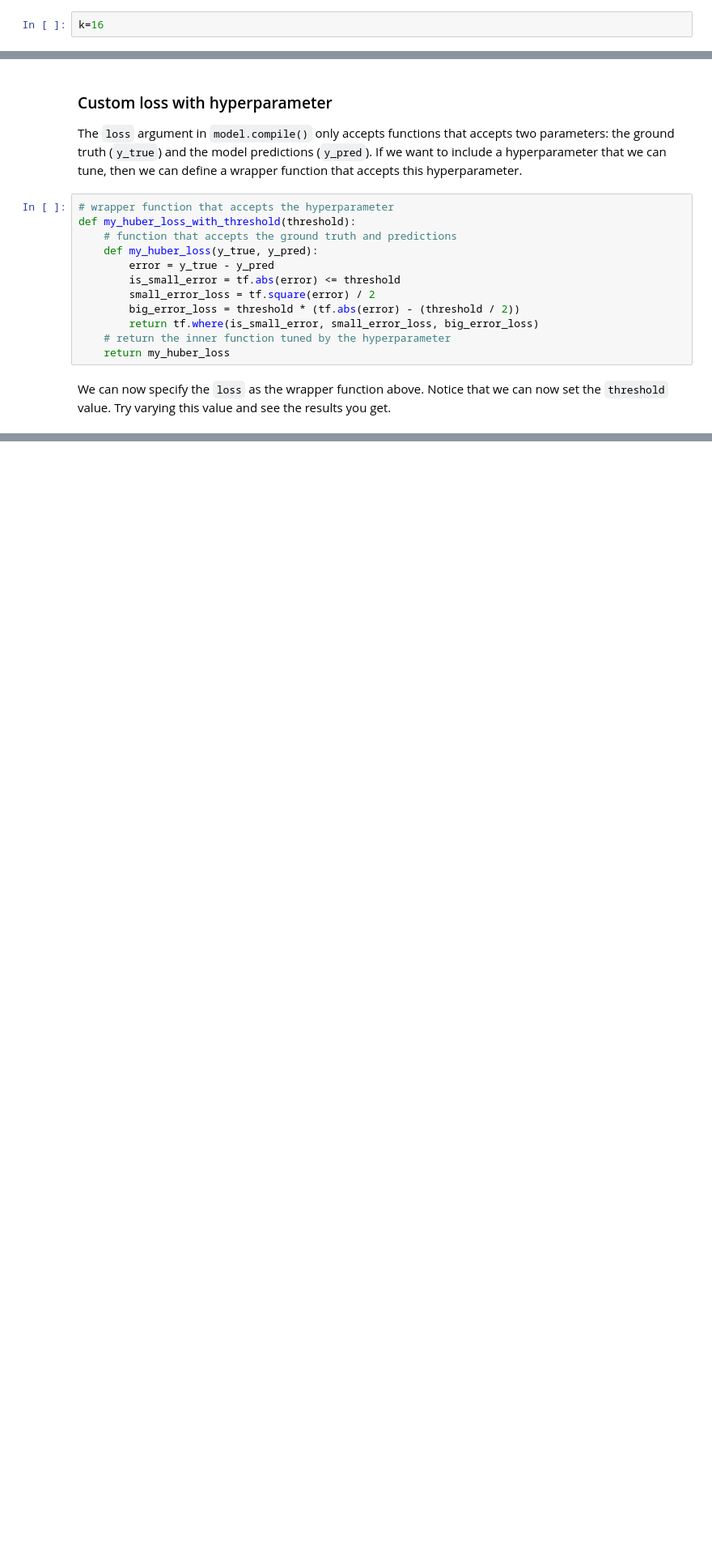
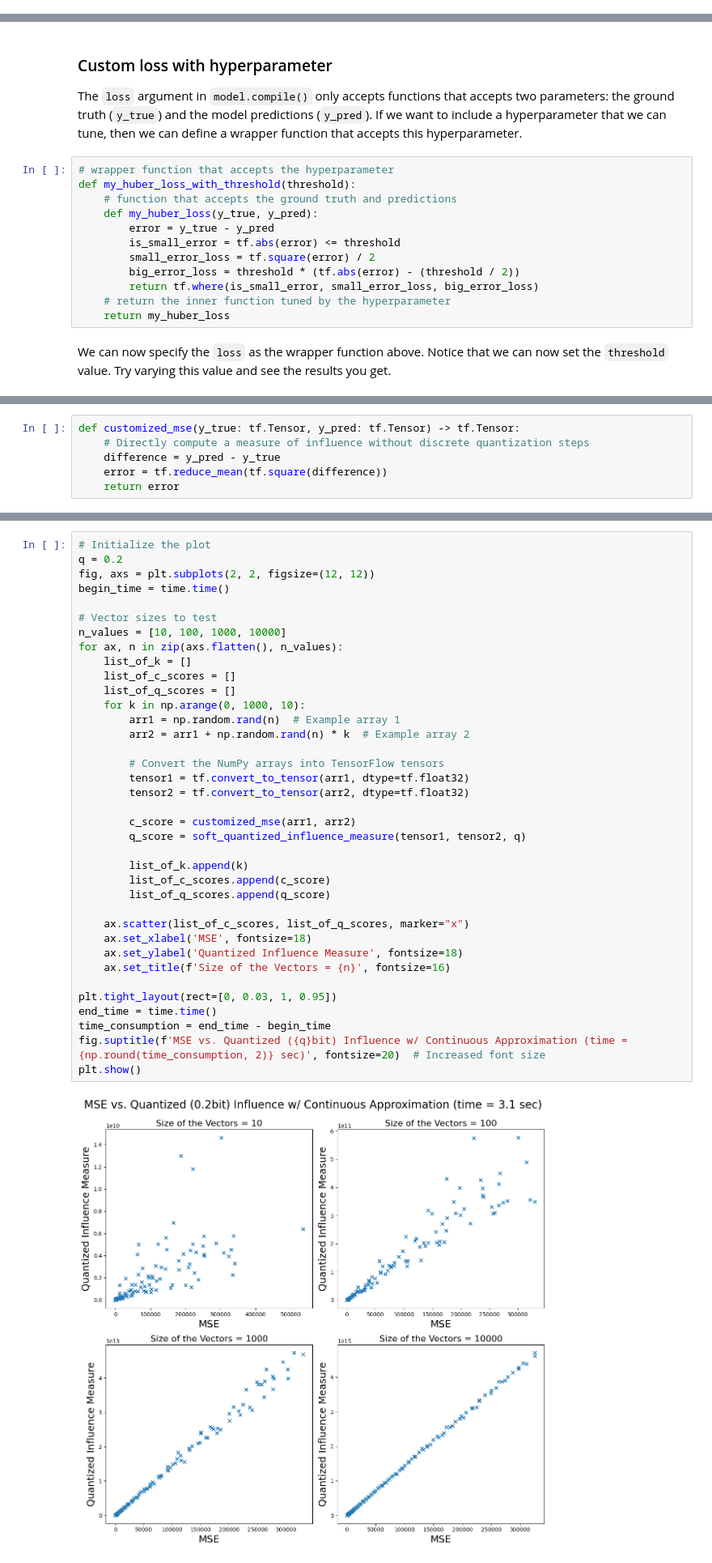
Before and after one commit to yiqiao-yin/WYNAssociates, a Jupyter notebook: docs/ref-deeplearning/ex28b - quantized influence versus cosine similarity.ipynb, the cells around one changed output, grey strips where cells are left out. Shown at 81% size. Cells and saved outputs as stored; diff of their text form; blank space fills up the shorter version.

```diff
--- a/docs/ref-deeplearning/ex28b - quantized influence versus cosine similarity.ipynb
+++ b/docs/ref-deeplearning/ex28b - quantized influence versus cosine similarity.ipynb
@@ -568,2 +581,0 @@ ypred = model.predict(xs).reshape(-1)
-# %%
-k=16
@@ -713 +805,7 @@ You can specify the loss by instantiating an object from your custom loss class.
+# %%
+def customized_mse(y_true: tf.Tensor, y_pred: tf.Tensor) -> tf.Tensor:
+    # Directly compute a measure of influence without discrete quantization steps
+    difference = y_pred - y_true
+    error = tf.reduce_mean(tf.square(difference))
+    return error
 # %%
@@ -726,0 +863,39 @@ array([[18.58202]], dtype=float32)
+# %%
+# Initialize the plot
+q = 0.2
+fig, axs = plt.subplots(2, 2, figsize=(12, 12))
+begin_time = time.time()
+
+# Vector sizes to test
+n_values = [10, 100, 1000, 10000]
+for ax, n in zip(axs.flatten(), n_values):
+    list_of_k = []
+    list_of_c_scores = []
+    list_of_q_scores = []
+    for k in np.arange(0, 1000, 10):
+        arr1 = np.random.rand(n)  # Example array 1
+        arr2 = arr1 + np.random.rand(n) * k  # Example array 2
+
+        # Convert the NumPy arrays into TensorFlow tensors
+        tensor1 = tf.convert_to_tensor(arr1, dtype=tf.float32)
+        tensor2 = tf.convert_to_tensor(arr2, dtype=tf.float32)
+
+        c_score = customized_mse(arr1, arr2)
+        q_score = soft_quantized_influence_measure(tensor1, tensor2, q)
+
+        list_of_k.append(k)
+        list_of_c_scores.append(c_score)
+        list_of_q_scores.append(q_score)
+
+    ax.scatter(list_of_c_scores, list_of_q_scores, marker="x")
+    ax.set_xlabel('MSE', fontsize=18)
+    ax.set_ylabel('Quantized Influence Measure', fontsize=18)
+    ax.set_title(f'Size of the Vectors = {n}', fontsize=16)
+
+plt.tight_layout(rect=[0, 0.03, 1, 0.95])
+end_time = time.time()
+time_consumption = end_time - begin_time
+fig.suptitle(f'MSE vs. Quantized ({q}bit) Influence w/ Continuous Approximation (time = {np.round(time_consumption, 2)} sec)', fontsize=20)  # Increased font size
+plt.show()
+# %% [output]
+[figure, added]
```
Also changed, not shown: parts of 37 cells of this notebook.
